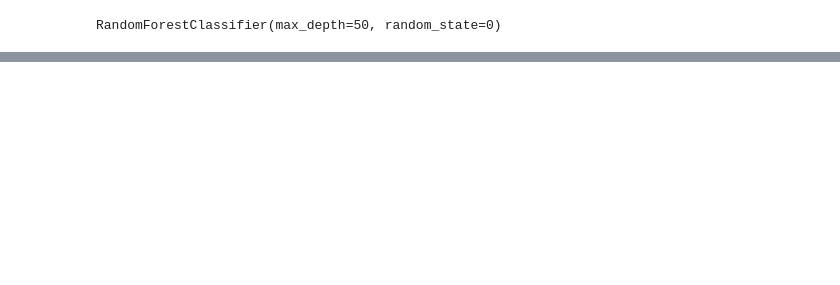
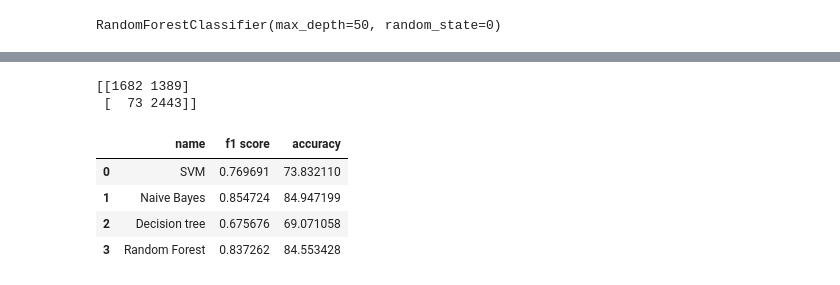
Before and after one commit to tobusiek/ZUM_NLP, a Jupyter notebook: classic_algorithms.ipynb, the cells around one changed output, grey strips where cells are left out. Cells and saved outputs as stored; diff of their text form; code cells hidden in the pictures; blank space fills up the shorter version.

Commit message:
Added df with results and plots

```diff
--- a/classic_algorithms.ipynb
+++ b/classic_algorithms.ipynb
@@ -123,0 +140,5 @@ print(classification_report(y_test, y_pred_SVC))
+# %%
+print(confusion_matrix(y_test, y_pred_SVC))
+# %% [output]
+[[1682 1389]
+ [  73 2443]]
@@ -123,0 +172,9 @@ print(classification_report(y_test, y_pred_SVC))
+# %%
+result_df = pd.read_csv('results/results_classic_ml.csv', index_col=0)
+result_df
+# %% [output]
+|  | name | f1 score | accuracy |
+| 0 | SVM | 0.769691 | 73.832110 |
+| 1 | Naive Bayes | 0.854724 | 84.947199 |
+| 2 | Decision tree | 0.675676 | 69.071058 |
+| 3 | Random Forest | 0.837262 | 84.553428 |
```
Also changed, not shown: parts of 15 cells of this notebook, 1 other file.
